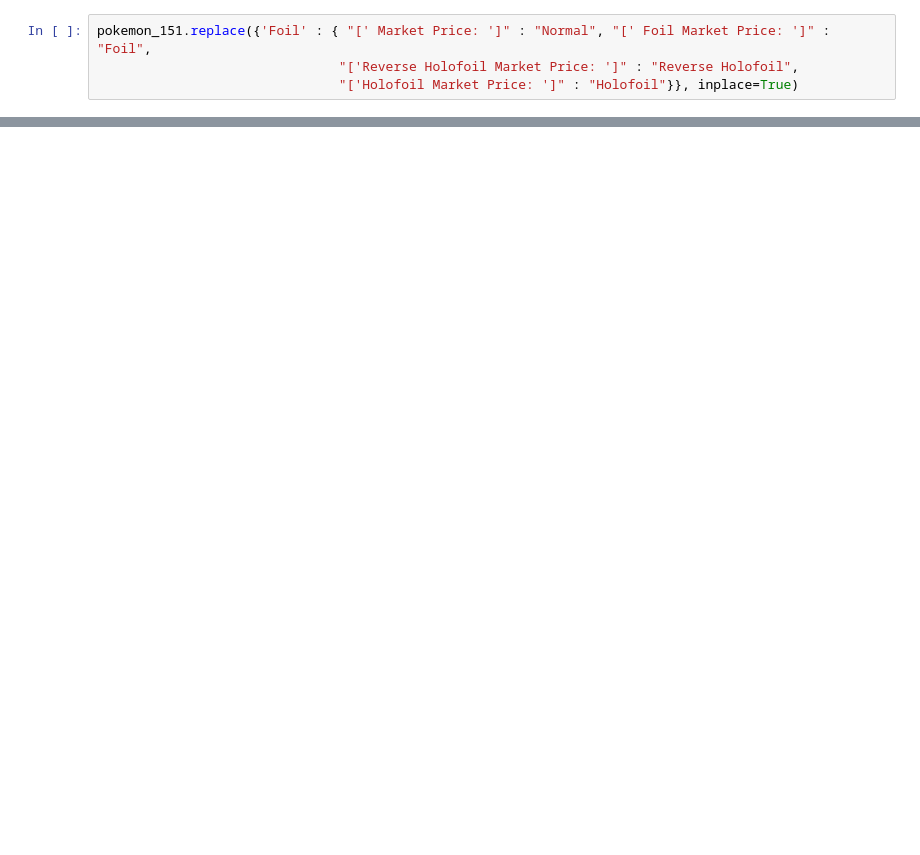
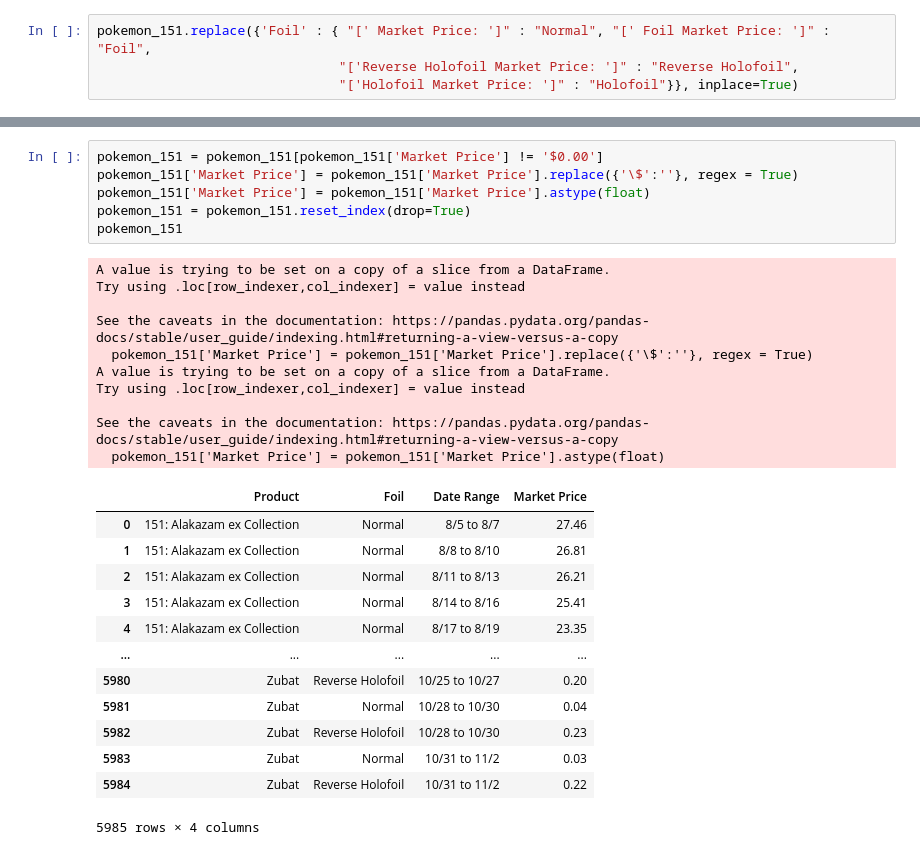
Before and after one commit to sdray5/projects, a Jupyter notebook: tcgplayer/Pokemon 151 Data Analysis.ipynb, the cells around one changed output, grey strips where cells are left out. Saved outputs shown, nothing was run; the diff lists cells and outputs as text; blank space fills up the shorter version.

Commit message:
Updated Pokemon 151 Analysis

```diff
--- a/tcgplayer/Pokemon 151 Data Analysis.ipynb
+++ b/tcgplayer/Pokemon 151 Data Analysis.ipynb
@@ -54,0 +55,30 @@ sum(pokemon_151['Market Price'] == "$0.00") / len(pokemon_151['Market Price'] ==
+# %%
+pokemon_151 = pokemon_151[pokemon_151['Market Price'] != '$0.00']
+pokemon_151['Market Price'] = pokemon_151['Market Price'].replace({'\$':''}, regex = True)
+pokemon_151['Market Price'] = pokemon_151['Market Price'].astype(float)
+pokemon_151 = pokemon_151.reset_index(drop=True)
+pokemon_151
+# %% [output]
+A value is trying to be set on a copy of a slice from a DataFrame.
+Try using .loc[row_indexer,col_indexer] = value instead
+
+See the caveats in the documentation: https://pandas.pydata.org/pandas-docs/stable/user_guide/indexing.html#returning-a-view-versus-a-copy
+  pokemon_151['Market Price'] = pokemon_151['Market Price'].replace({'\$':''}, regex = True)
+A value is trying to be set on a copy of a slice from a DataFrame.
+Try using .loc[row_indexer,col_indexer] = value instead
+
+See the caveats in the documentation: https://pandas.pydata.org/pandas-docs/stable/user_guide/indexing.html#returning-a-view-versus-a-copy
+  pokemon_151['Market Price'] = pokemon_151['Market Price'].astype(float)
+|  | Product | Foil | Date Range | Market Price |
+| 0 | 151: Alakazam ex Collection | Normal | 8/5 to 8/7 | 27.46 |
+| 1 | 151: Alakazam ex Collection | Normal | 8/8 to 8/10 | 26.81 |
+| 2 | 151: Alakazam ex Collection | Normal | 8/11 to 8/13 | 26.21 |
+| 3 | 151: Alakazam ex Collection | Normal | 8/14 to 8/16 | 25.41 |
+| 4 | 151: Alakazam ex Collection | Normal | 8/17 to 8/19 | 23.35 |
+| ... | ... | ... | ... | ... |
+| 5980 | Zubat | Reverse Holofoil | 10/25 to 10/27 | 0.20 |
+| 5981 | Zubat | Normal | 10/28 to 10/30 | 0.04 |
+| 5982 | Zubat | Reverse Holofoil | 10/28 to 10/30 | 0.23 |
+| 5983 | Zubat | Normal | 10/31 to 11/2 | 0.03 |
+| 5984 | Zubat | Reverse Holofoil | 10/31 to 11/2 | 0.22 |
+5985 rows × 4 columns
```
Also changed, not shown: parts of 14 cells of this notebook.
